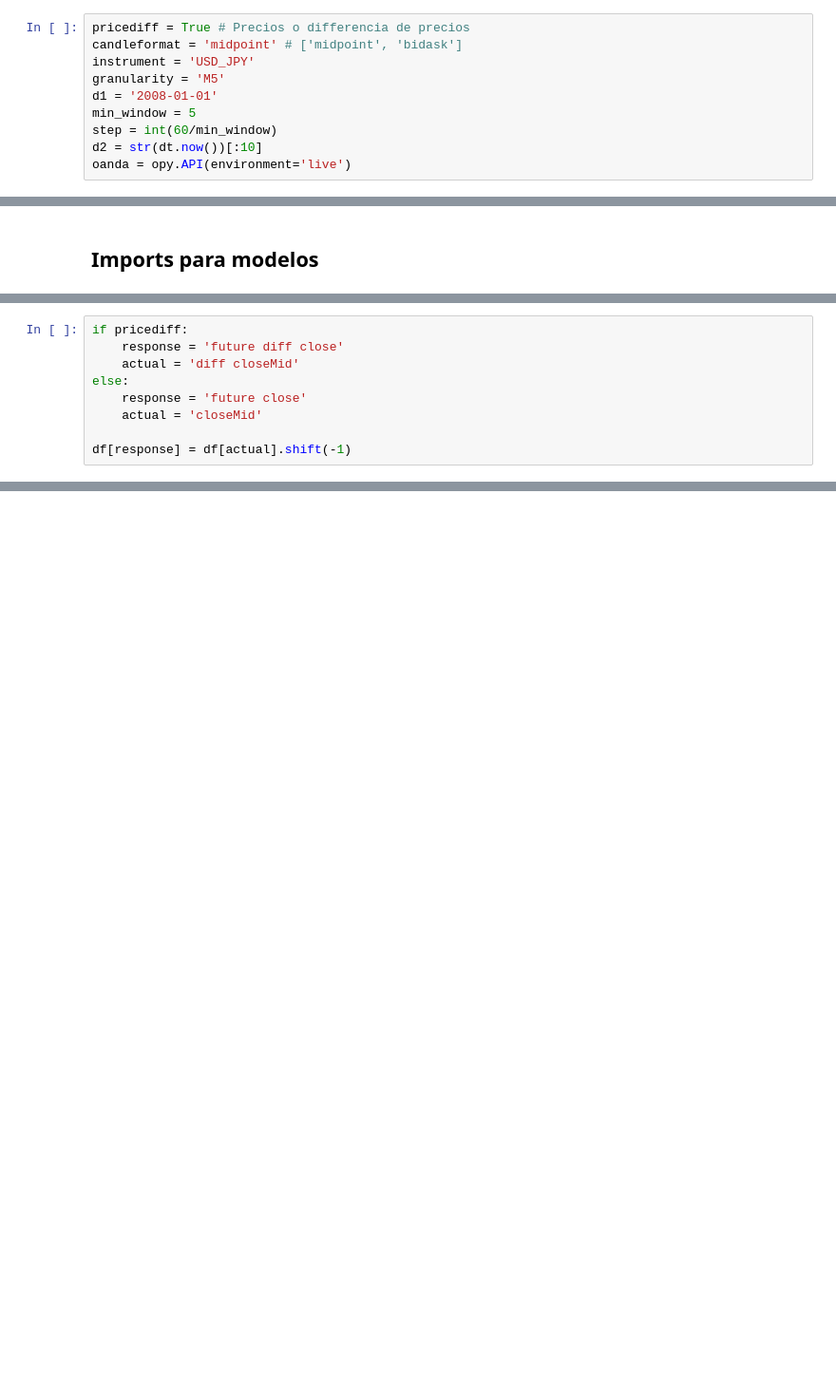
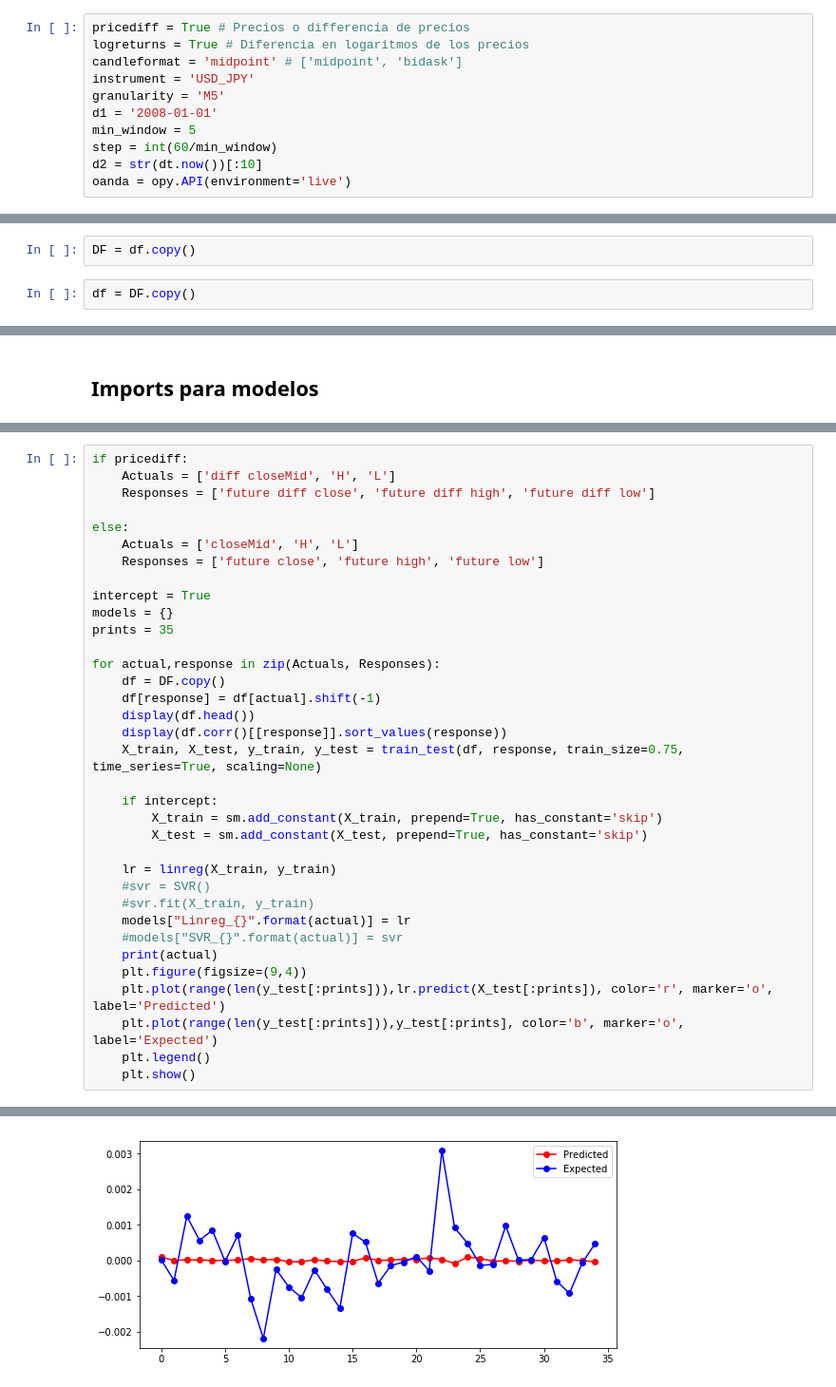
Before and after one commit to FranSerr/stock_prophets, a Jupyter notebook: Notebooks/FX2.ipynb, the cells around one changed output, grey strips where cells are left out. Shown at 95% size. Cells and saved outputs as stored; diff of their text form; blank space fills up the shorter version.

```diff
--- a/Notebooks/FX2.ipynb
+++ b/Notebooks/FX2.ipynb
@@ -20,6 +20,7 @@ Extraemos datos de precios (Oanda) para el instrumento que elijamos y de twitter
 ### Oanda
 # %%
 pricediff = True # Precios o differencia de precios
+logreturns = True # Diferencia en logaritmos de los precios
 candleformat = 'midpoint' # ['midpoint', 'bidask']
 instrument = 'USD_JPY'
 granularity = 'M5'
@@ -285,0 +314,4 @@ df = df.fillna(method='bfill')
+# %%
+DF = df.copy()
+# %%
+df = DF.copy()
@@ -351,9 +515,0 @@ def train_test(df, response, train_size=0.75, time_series=False, scaling=None):
-# %%
-if pricediff:
-    response = 'future diff close'
-    actual = 'diff closeMid'
-else:
-    response = 'future close'
-    actual = 'closeMid'
-
-df[response] = df[actual].shift(-1)
@@ -364,0 +527,36 @@ X_train, X_test, y_train, y_test = train_test(df, response, train_size=0.75, tim
+# %%
+if pricediff:
+    Actuals = ['diff closeMid', 'H', 'L']
+    Responses = ['future diff close', 'future diff high', 'future diff low']
+
+else:
+    Actuals = ['closeMid', 'H', 'L']
+    Responses = ['future close', 'future high', 'future low']
+
+intercept = True
+models = {}
+prints = 35
+
+for actual,response in zip(Actuals, Responses):
+    df = DF.copy()
+    df[response] = df[actual].shift(-1)
+    display(df.head())
+    display(df.corr()[[response]].sort_values(response))
+    X_train, X_test, y_train, y_test = train_test(df, response, train_size=0.75, time_series=True, scaling=None)
+
+    if intercept:
+        X_train = sm.add_constant(X_train, prepend=True, has_constant='skip')
+        X_test = sm.add_constant(X_test, prepend=True, has_constant='skip')
+
+    lr = linreg(X_train, y_train)
+    #svr = SVR()
+    #svr.fit(X_train, y_train)
+    models["Linreg_{}".format(actual)] = lr
+    #models["SVR_{}".format(actual)] = svr
+    print(actual)
+    plt.figure(figsize=(9,4))
+    plt.plot(range(len(y_test[:prints])),lr.predict(X_test[:prints]), color='r', marker='o', label='Predicted')
+    plt.plot(range(len(y_test[:prints])),y_test[:prints], color='b', marker='o', label='Expected')
+    plt.legend()
+    plt.show()
+# %% [output]
@@ -364,0 +587 @@ X_train, X_test, y_train, y_test = train_test(df, response, train_size=0.75, tim
+[figure, added]
```
Also changed, not shown: parts of 28 cells of this notebook.
